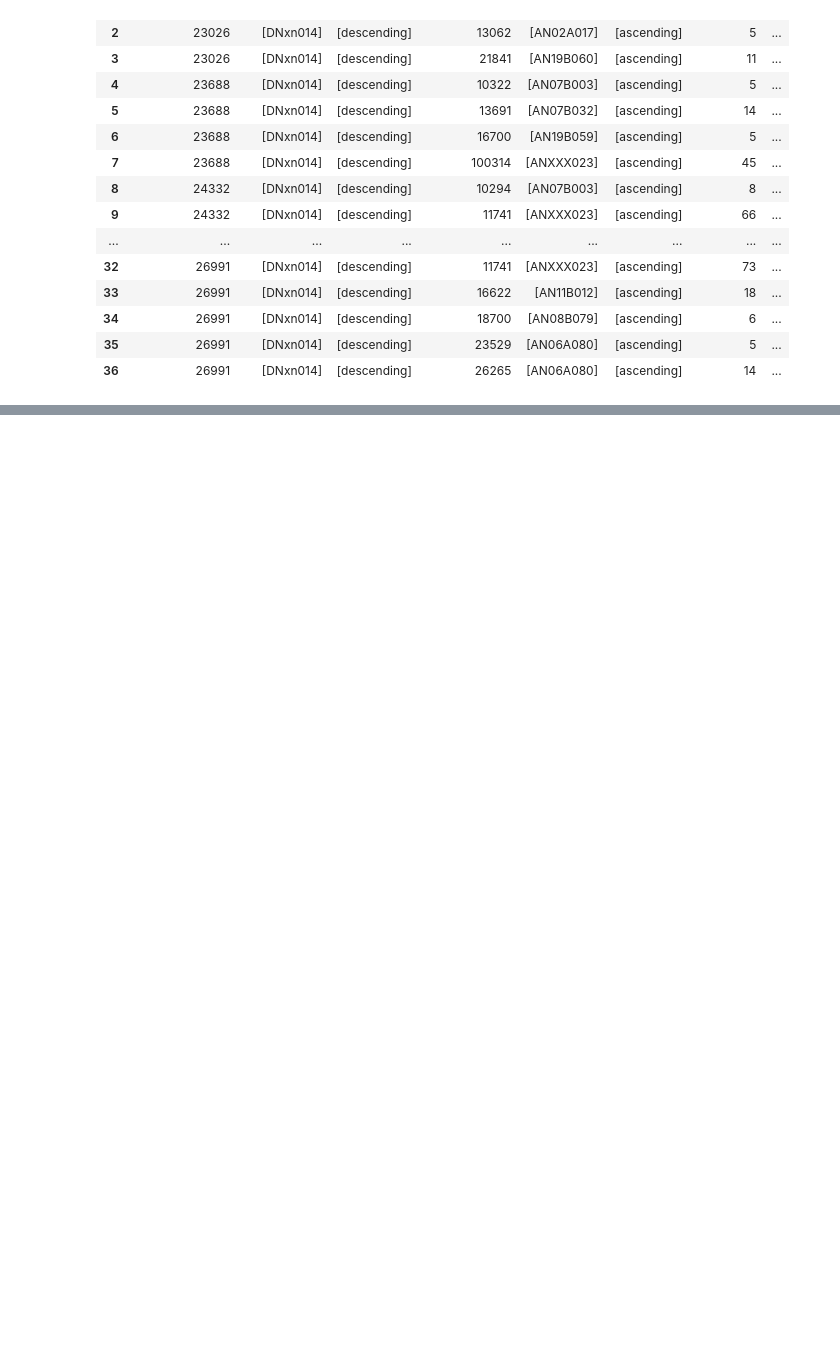
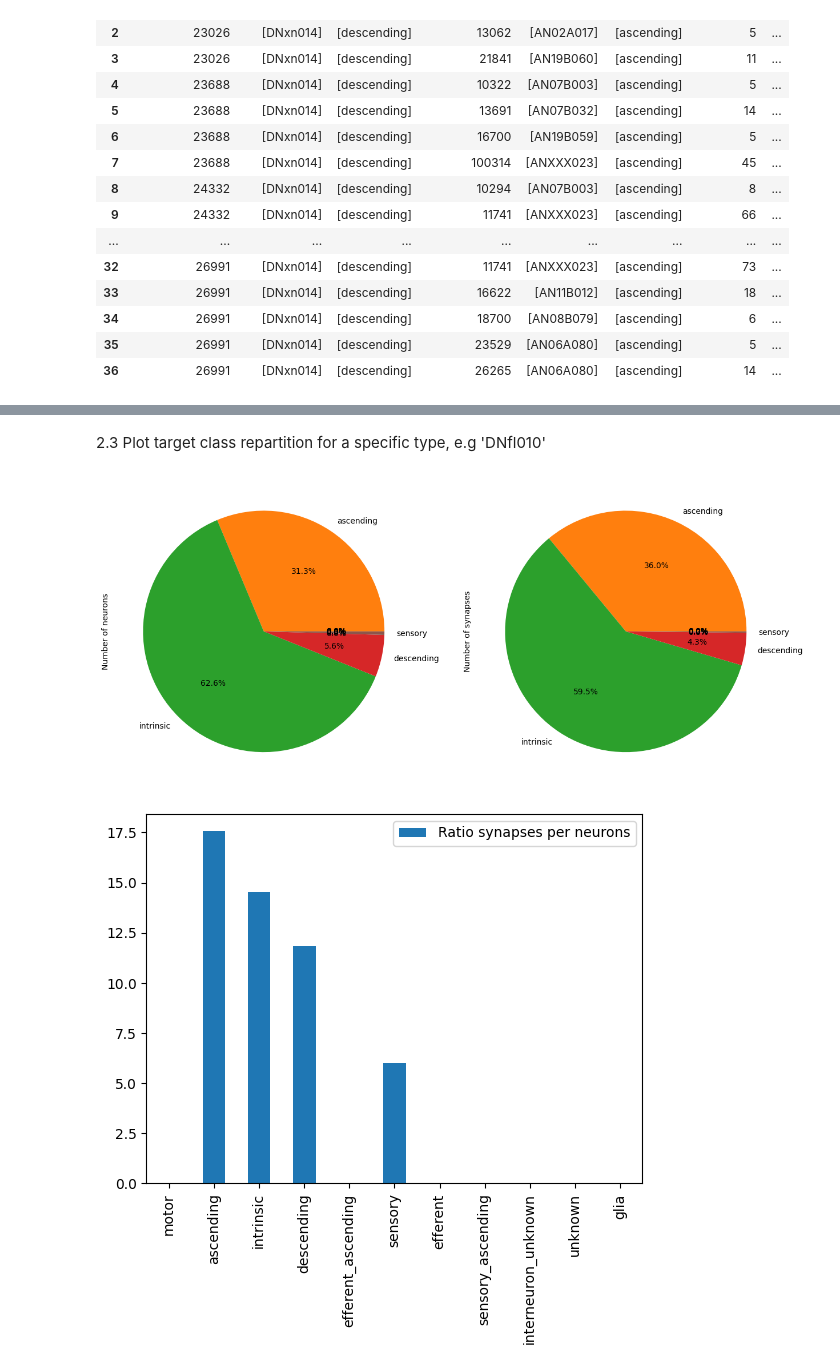
Before and after one commit to NeLy-EPFL/vnc_networks, a Jupyter notebook: scripts/project_lea/neurons_interconnectivity.ipynb, the cells around one changed output, grey strips where cells are left out. Saved outputs shown, nothing was run; the diff lists cells and outputs as text; code cells hidden in the pictures; blank space fills up the shorter version.

Commit message:
Added plots/methods  and exemples of how to use code in the notebook

```diff
--- a/scripts/project_lea/neurons_interconnectivity.ipynb
+++ b/scripts/project_lea/neurons_interconnectivity.ipynb
@@ -85,0 +85,2 @@ TODO : test for show_data_connections function
+# %%
+df = pandas.read_csv("dataset.csv")
@@ -85,0 +140,8 @@ TODO : test for show_data_connections function
+# %% [markdown]
+2.3 Plot target class repartition for a specific type, e.g 'DNfl010'
+# %%
+p = utils.plot_repartition(df,'DNfl010')
+p = utils.plot_ratio_syn_per_class(df,'DNfl010')
+# %% [output]
+[figure, added]
+[figure, added]
```
Also changed, not shown: parts of 21 cells of this notebook, 3 other files.
